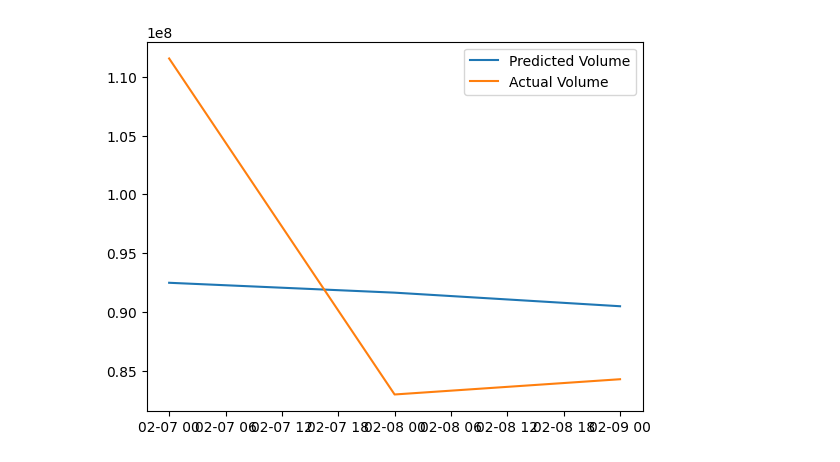
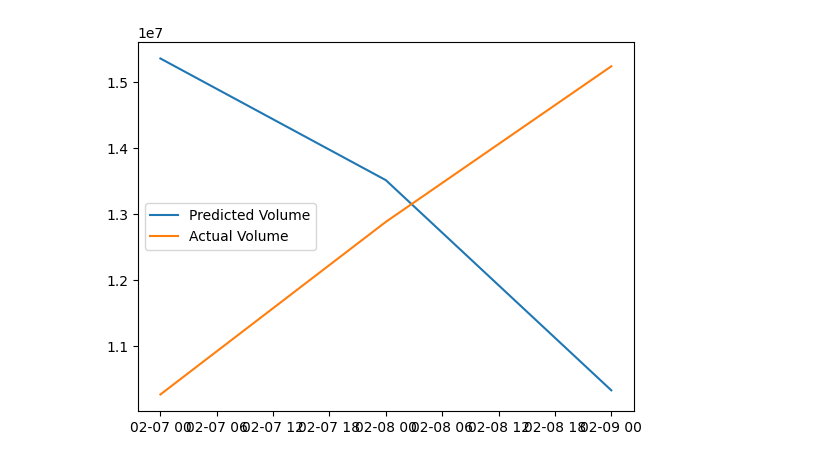
Before and after one commit to eyosidesta/StockMarketPrediction, a Jupyter notebook: StockMarketPrediction/CocaColaStockPrediction.ipynb, the cells around one changed output. Cells and saved outputs as stored; diff of their text form; code cells hidden in the pictures.

Commit message:
coca cola stock market prediction output change

```diff
--- a/StockMarketPrediction/CocaColaStockPrediction.ipynb
+++ b/StockMarketPrediction/CocaColaStockPrediction.ipynb
@@ -90,7 +90,7 @@ class CocaColaStockPrediction:
         plt.legend()
         plt.show()
 # %%
-CocaCola_Inc_path = '/Users/eyosiasdesta/AIProjects/StockMarketPrediction/StockMarketPrediction/TSLA.csv'
+CocaCola_Inc_path = '/Users/eyosiasdesta/AIProjects/StockMarketPrediction/StockMarketPrediction/KO.csv'
 cocacola_stock = CocaColaStockPrediction(CocaCola_Inc_path)
 cocacola_stock.importData()
 cocacola_stock.BuildAndTrainModel()
@@ -115 +115 @@ Mean Squared Error For Coca Cola Stock Market (with 7 days data history) is: 0.1
-[figure, old version]
+[figure, new version]
```
Also changed, not shown: parts of 1 cell of this notebook.
